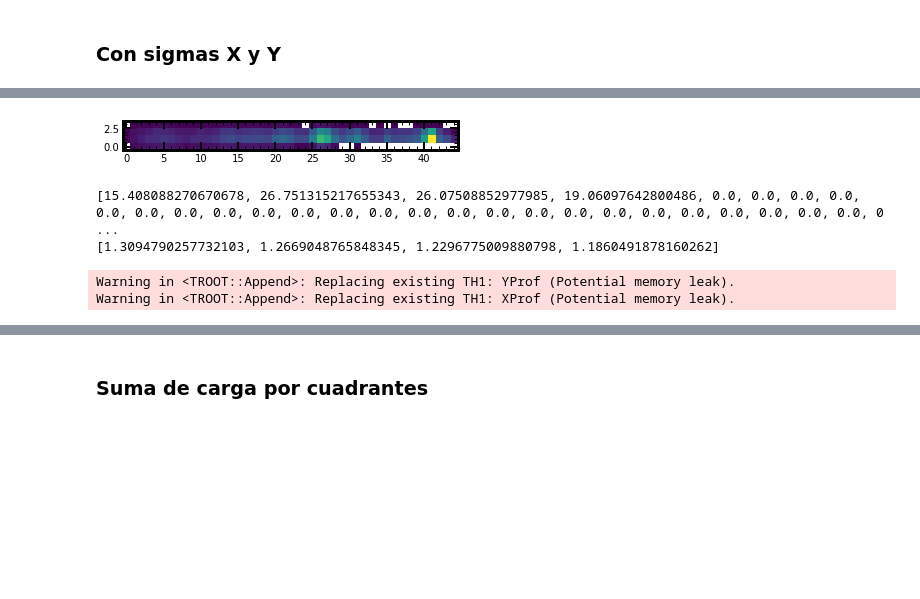
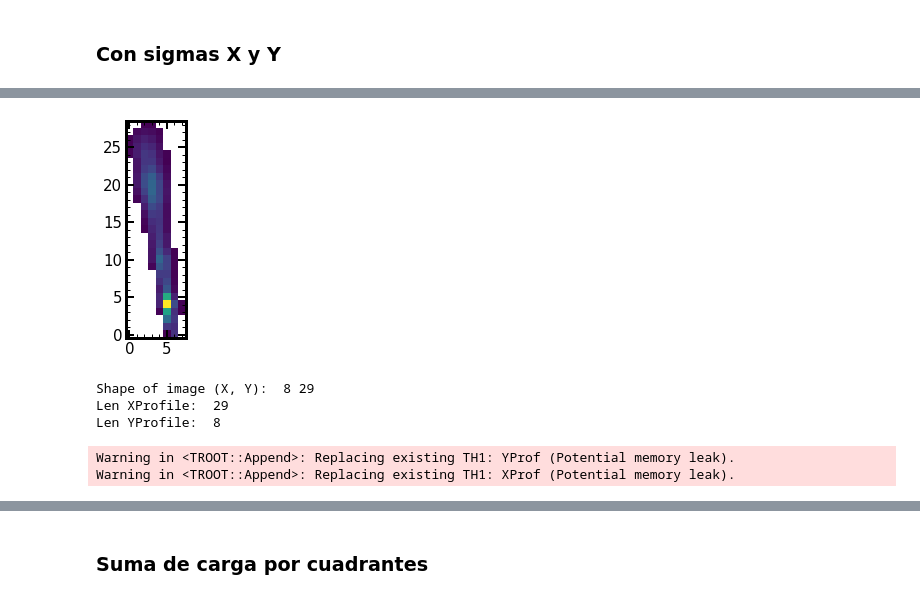
Before and after one commit to mausanram/CodigosICN, a Jupyter notebook: Catalogo_Eventos/Catalogo_Eventos_NSAMP.ipynb, the cells around one changed output, grey strips where cells are left out. Saved outputs shown, nothing was run; the diff lists cells and outputs as text; code cells hidden in the pictures; blank space fills up the shorter version.

```diff
--- a/Catalogo_Eventos/Catalogo_Eventos_NSAMP.ipynb
+++ b/Catalogo_Eventos/Catalogo_Eventos_NSAMP.ipynb
@@ -78,10 +85,10 @@ Colormap = 'jet'
 # path = '/home/bruce/Documents/Programas/images/ENE2024/proc_skp_m-009_microchip_T_170__Vv82_NSAMP_324_NROW_400_NCOL_700_EXPOSURE_0_NBINROW_1_NBINCOL_1_img_204.fits'
 
 
-path = '/home/labdet/Documents/MauSan/Programas/Repositorio_Git/images/AGO2024/proc_skp_m-009_microchip_T_170__NSAMP_324_NROW_650_NCOL_700_EXPOSURE_0_img_100.fits'
+# path = '/home/labdet/Documents/MauSan/Programas/Repositorio_Git/images/AGO2024/proc_skp_m-009_microchip_T_170__NSAMP_324_NROW_650_NCOL_700_EXPOSURE_0_img_100.fits'
 # path = '/home/labdet/Documents/MauSan/Programas/Repositorio_Git/images/ENE2024/proc_skp_m-009_microchip_T_170__Vv82_NSAMP_324_NROW_400_NCOL_700_EXPOSURE_0_NBINROW_1_NBINCOL_1_img_200.fits'
 
-# path = '/home/bruce/Documents/Programas/images/AGO2024/proc_skp_m-009_microchip_T_170__NSAMP_324_NROW_650_NCOL_700_EXPOSURE_0_img_100.fits'
+path = '/home/bruce/Documents/Programas/images/AGO2024/proc_skp_m-009_microchip_T_170__NSAMP_324_NROW_650_NCOL_700_EXPOSURE_0_img_100.fits'
 # path = '/home/bruce/Documents/Programas/images/AGO2024/proc_skp_m-009_microchip_T_170__NSAMP_324_NROW_650_NCOL_700_EXPOSURE_0_img_101.fits'
 # path = '/home/bruce/Documents/Programas/images/AGO2024/proc_skp_m-009_microchip_T_170__NSAMP_324_NROW_650_NCOL_700_EXPOSURE_0_img_102.fits'
 
@@ -1146,63 +1110,63 @@ for index in np.arange(1, len(data_mask[1, :])+1):
 # %%
-index_event = -4 #-4 # 0, 1, 4, 8
+index_event = -8 #-4 # 0, 1, 4, 8
 loc = ndimage.find_objects(label_img == Straight_Events[index_event])[0]
 mask_35 = np.invert(label_img == Straight_Events[index_event])
 data_mask = ma.masked_array(dataCal[loc[0].start:loc[0].stop, loc[1].start:loc[1].stop], mask_35[loc[0].start:loc[0].stop, loc[1].start:loc[1].stop])
 plt.imshow(data_mask)
 plt.show()
 
-NBX = len(data_mask[:, 1])
+# print(data_mask)
+
+NBX = data_mask.shape[1]
 xmin = 0
-xmax = len(data_mask[:, 1])
+xmax = NBX
+# print(NBX, len(data_mask[:, 1]))
 
+NBY = data_mask.shape[0]
+ymin = 0
+ymax = NBY
+# print(NBY, len(data_mask[1, :]))
+print('Shape of image (X, Y): ', NBX, NBY)
 
-NBY = len(data_mask[1, :])
-ymin = 0
-ymax = len(data_mask[1, :])
 
 YProf = TProfile("YProf", "", NBX, 0, xmax)
 XProf = TProfile("XProf", "", NBY, 0, ymax)
 
-for i in np.arange(0, NBY):
+for i in np.arange(0, NBX):
     # print(i)
-    for j in np.arange(0, NBX):
+    for j in np.arange(0, NBY):
         # print(j)
         if data_mask[j][i]:
             XProf.Fill(j, i, data_mask[j][i])
             YProf.Fill(i, j, data_mask[j][i])
 
 
 list_yprofile_mean = []
 list_yprofile_sigma = []
-for index in np.arange(0, len(data_mask[:, 1])):
+for index in np.arange(0, NBX):
     mean_y = YProf.GetBinContent(int(index+1))
     sigma_y = YProf.GetBinError(int(index+1))
 
     list_yprofile_mean.append(mean_y)
     list_yprofile_sigma.append(sigma_y)
+# print(list_yprofile_sigma)
 
 list_xprofile_mean = []
 list_xprofile_sigma = []
-for index in np.arange(0, len(data_mask[1, :])):
+for index in np.arange(0, NBY):
     mean_x = XProf.GetBinContent(int(index+1))
     sigma_x = XProf.GetBinError(int(index+1))
 
     list_xprofile_mean.append(mean_x)
     list_xprofile_sigma.append(sigma_x)
 
-print(list_xprofile_mean)
-print(list_yprofile_mean)
-
-# Canvy = TCanvas()
-# Canvy.Draw()
-# XProf.Draw()
-
-# Canvy = TCanvas()
-# Canvy.Draw()
-# YProf.Draw()
+print('Len XProfile: ', len(list_xprofile_mean))
+print('Len YProfile: ', len(list_yprofile_mean))
+# print(list_yprofile_mean)
 # %% [output]
-[figure, old version]
+[figure, new version]
-[15.408088270670678, 26.751315217655343, 26.07508852977985, 19.06097642800486, 0.0, 0.0, 0.0, 0.0, 0.0, 0.0, 0.0, 0.0, 0.0, 0.0, 0.0, 0.0, 0.0, 0.0, 0.0, 0.0, 0.0, 0.0, 0.0, 0.0, 0.0, 0.0, 0.0, 0.0, 0 ...
-[1.3094790257732103, 1.2669048765848345, 1.2296775009880798, 1.1860491878160262]
+Shape of image (X, Y):  8 29
+Len XProfile:  29
+Len YProfile:  8
 Warning in <TROOT::Append>: Replacing existing TH1: YProf (Potential memory leak).
 Warning in <TROOT::Append>: Replacing existing TH1: XProf (Potential memory leak).
```
Also changed, not shown: parts of 27 cells of this notebook, 56 other files.
